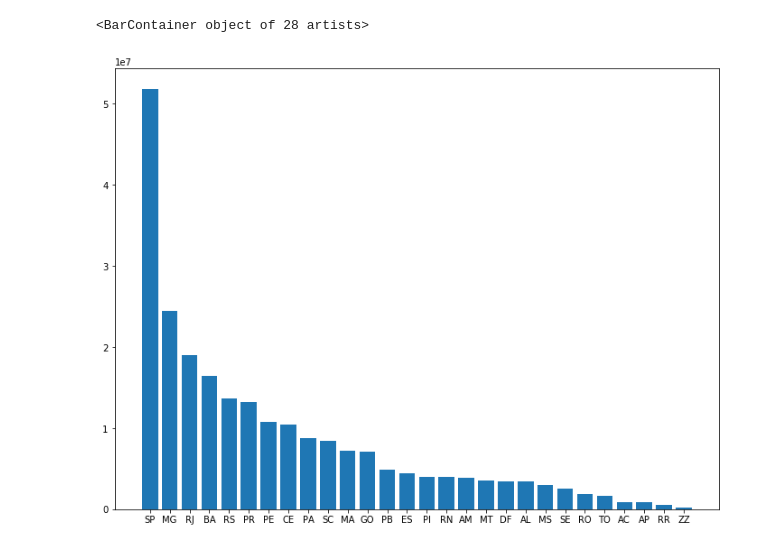
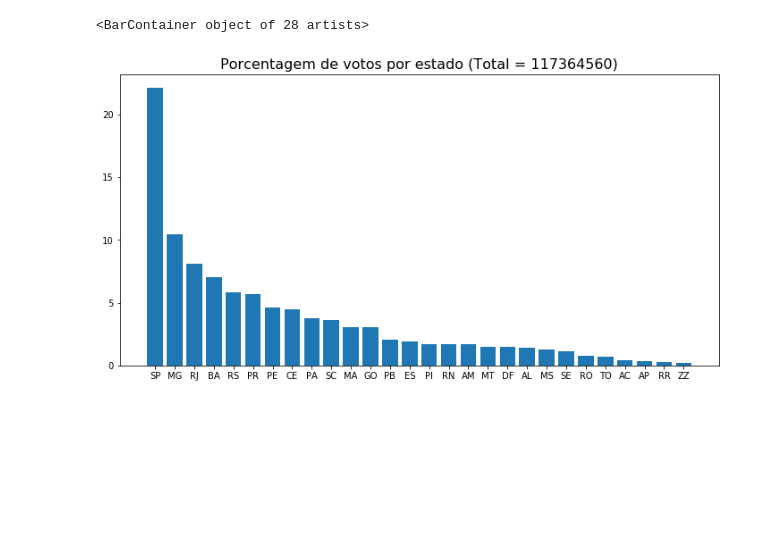
Before and after one commit to tonylampada/eleicoes, a Jupyter notebook: nb1_por_estado.ipynb, the cells around one changed output. Saved outputs shown, nothing was run; the diff lists cells and outputs as text; code cells hidden in the pictures; blank space fills up the shorter version.

Commit message:
melhoradinha na analise por estado

```diff
--- a/nb1_por_estado.ipynb
+++ b/nb1_por_estado.ipynb
@@ -7,10 +7,15 @@ import matplotlib.pyplot as plt
 
 columns = ['uf', 'cidade', 'zona', 'secao', 'cargo', 'candidato', 'votos']
 df = pd.read_csv('./out.txt', sep=';', names=columns)
-matplotlib.rcParams['figure.figsize'] = [12, 9]
-
-votos_estado = df.groupby('uf').sum().sort_values('votos', ascending=False)
-plt.bar(votos_estado.index, votos_estado.votos)
-# %% [output]
-<BarContainer object of 28 artists>
-[figure, removed]
+# %%
+matplotlib.rcParams['figure.figsize'] = [12, 6]
+matplotlib.rcParams['axes.titlesize'] = 16
+
+votos_estado = df[df.cargo == 'Presidente'].groupby('uf').sum().sort_values('votos', ascending=False)
+total_votos = votos_estado.sum().votos
+votos_estado['porcent_votos'] = 100 * votos_estado.votos / total_votos
+plt.title("Porcentagem de votos por estado (Total = %s)" % total_votos)
+plt.bar(votos_estado.index, votos_estado.porcent_votos)
+# %% [output]
+<BarContainer object of 28 artists>
+[figure, added]
```
Also changed, not shown: parts of 3 cells of this notebook.
